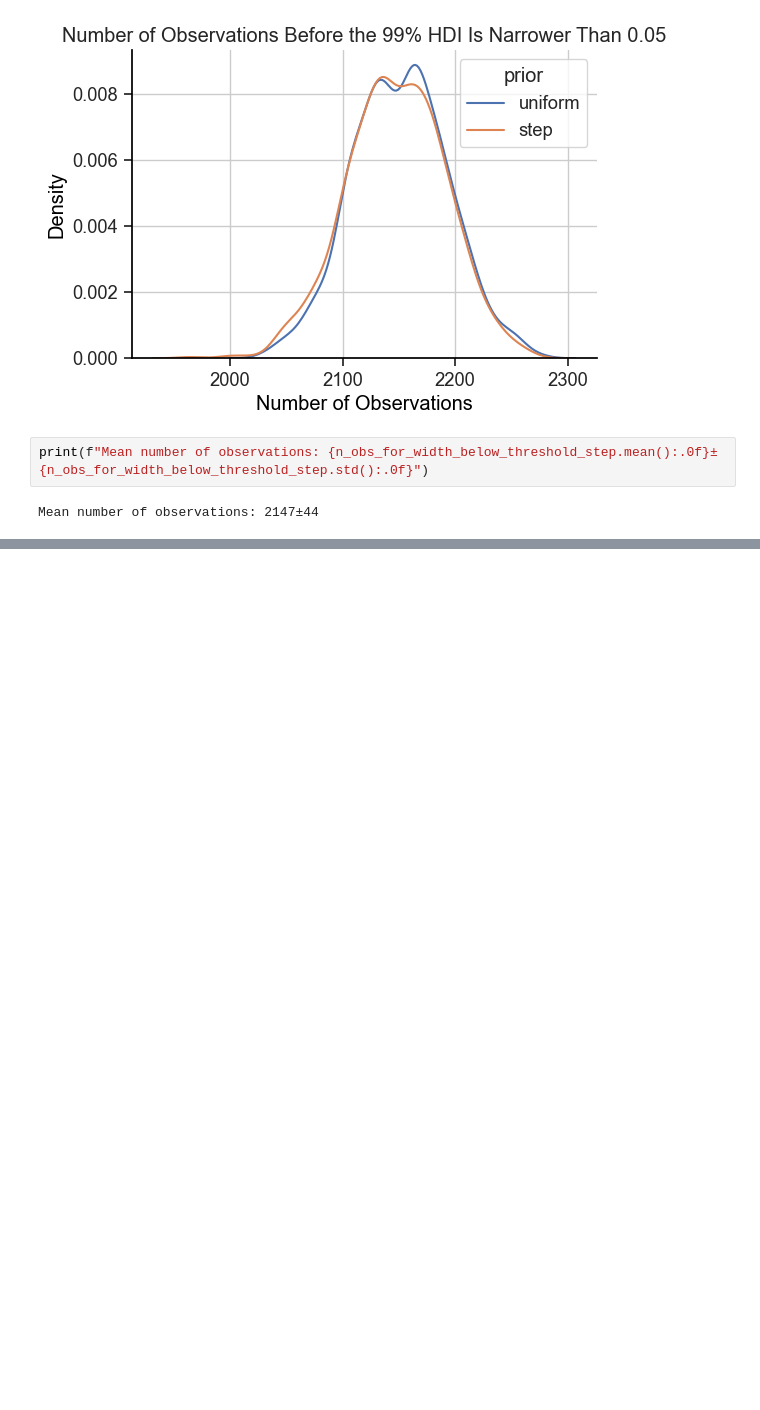
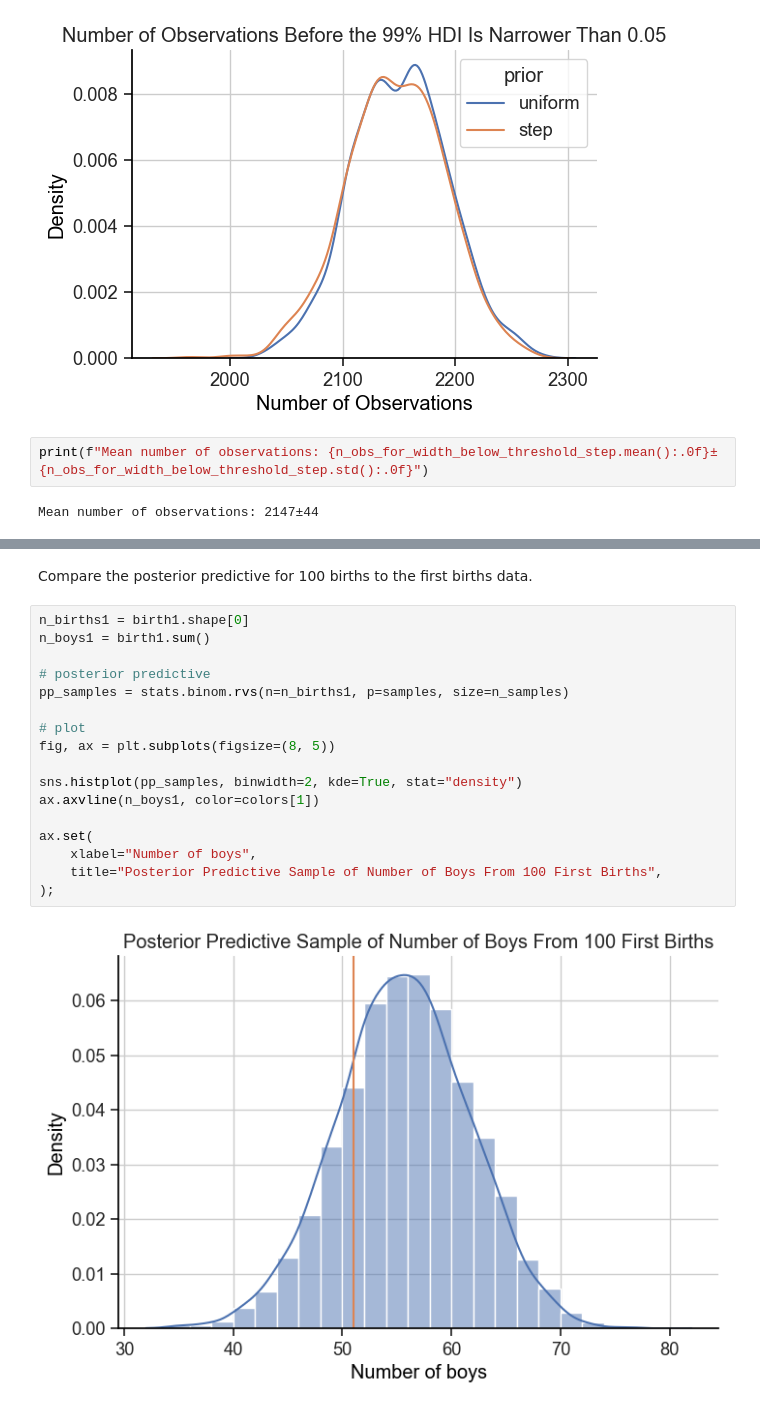
Before and after one commit to chris-leonard/statistical-rethinking, a Jupyter notebook: notes/chapter_3.ipynb, the cells around one changed output, grey strips where cells are left out. Drawn from its saved outputs; the diff is of its cells as text; blank space fills up the shorter version.

```diff
--- a/notes/chapter_3.ipynb
+++ b/notes/chapter_3.ipynb
@@ -582,0 +687,21 @@ Mean number of observations: 2147±44
+# %% [markdown]
+Compare the posterior predictive for 100 births to the first births data.
+# %%
+n_births1 = birth1.shape[0]
+n_boys1 = birth1.sum()
+
+# posterior predictive
+pp_samples = stats.binom.rvs(n=n_births1, p=samples, size=n_samples)
+
+# plot
+fig, ax = plt.subplots(figsize=(8, 5))
+
+sns.histplot(pp_samples, binwidth=2, kde=True, stat="density")
+ax.axvline(n_boys1, color=colors[1])
+
+ax.set(
+    xlabel="Number of boys",
+    title="Posterior Predictive Sample of Number of Boys From 100 First Births",
+);
+# %% [output]
+[figure, added]
```
Also changed, not shown: parts of 19 cells of this notebook.
